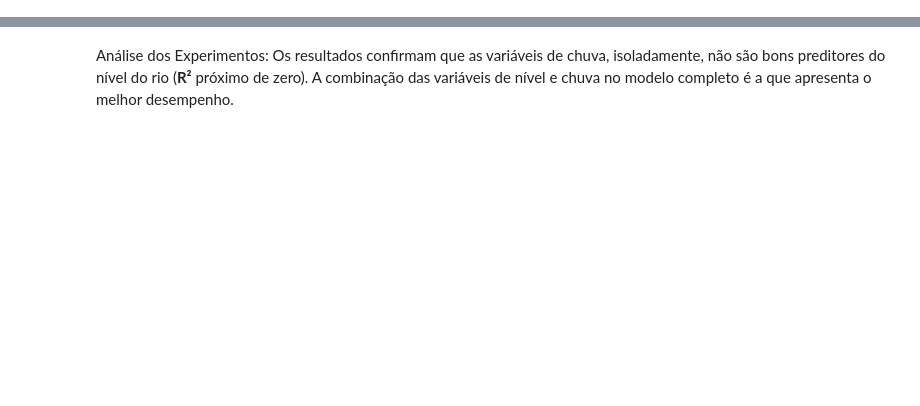
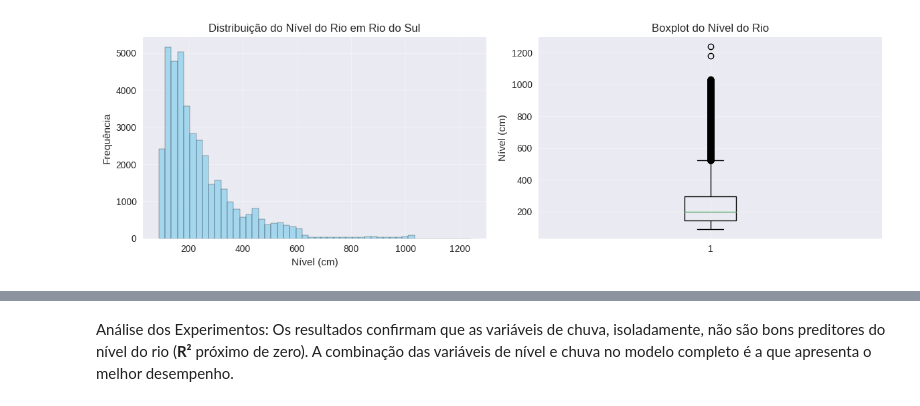
Before and after one commit to IgorKammerGrahl/ProjetoFinalIa, a Jupyter notebook: ProjetoIa.ipynb, the cells around one changed output, grey strips where cells are left out. Saved outputs shown, nothing was run; the diff lists cells and outputs as text; code cells hidden in the pictures; blank space fills up the shorter version.

```diff
--- a/ProjetoIa.ipynb
+++ b/ProjetoIa.ipynb
@@ -18,4 +44,9 @@ O código abaixo carrega o arquivo CSV, renomeia as colunas para um formato mais
 # %%
+
+# =============================================================================
+# BLOCO 1: IMPORTAÇÕES E CONFIGURAÇÕES
+# =============================================================================
+
 import pandas as pd
 import numpy as np
 import matplotlib.pyplot as plt
@@ -25,3 +56,12 @@ from sklearn.preprocessing import StandardScaler
 from sklearn.linear_model import LinearRegression
 from sklearn.metrics import mean_squared_error, mean_absolute_error, r2_score
 import joblib
+import warnings
+warnings.filterwarnings('ignore')
+
+# Configurações de visualização
+plt.style.use('seaborn-v0_8')
+plt.rcParams['figure.figsize'] = (10, 6)
+plt.rcParams['font.size'] = 12
+
+print("✅ Bibliotecas importadas com sucesso!")
@@ -234,0 +193,78 @@ Features=['chuva_ituporanga', 'chuva_taio'] → RMSE=141.435, MAE=103.724, R2=0.
+# %%
+# =============================================================================
+# BLOCO 4: ANÁLISE EXPLORATÓRIA DE DADOS (EDA)
+# =============================================================================
+
+print("\n📊 Iniciando Análise Exploratória de Dados...")
+
+# Histograma da variável alvo
+plt.figure(figsize=(12, 4))
+
+plt.subplot(1, 2, 1)
+plt.hist(df['nivel_rio'], bins=50, alpha=0.7, color='skyblue', edgecolor='black')
+plt.title('Distribuição do Nível do Rio em Rio do Sul')
+plt.xlabel('Nível (cm)')
+plt.ylabel('Frequência')
+plt.grid(True, alpha=0.3)
+
+plt.subplot(1, 2, 2)
+plt.boxplot(df['nivel_rio'])
+plt.title('Boxplot do Nível do Rio')
+plt.ylabel('Nível (cm)')
+plt.grid(True, alpha=0.3)
+
+plt.tight_layout()
+plt.show()
+
+# Análise de correlação
+print("\n🔗 Matriz de Correlação:")
+correlation_matrix = df.corr()
+print(correlation_matrix)
+
+# Heatmap de correlação
+plt.figure(figsize=(10, 8))
+sns.heatmap(correlation_matrix,
+            annot=True,
+            fmt='.3f',
+            cmap='coolwarm',
+            center=0,
+            square=True,
+            cbar_kws={'shrink': 0.8})
+plt.title('Mapa de Correlação entre Variáveis')
+plt.tight_layout()
+plt.show()
+
+# Gráficos de dispersão das variáveis mais correlacionadas
+fig, axes = plt.subplots(2, 2, figsize=(15, 10))
+
+# Nivel Rio vs Nivel Ituporanga
+axes[0,0].scatter(df['nivel_ituporanga'], df['nivel_rio'], alpha=0.5)
+axes[0,0].set_xlabel('Nível Ituporanga (cm)')
+axes[0,0].set_ylabel('Nível Rio do Sul (cm)')
+axes[0,0].set_title(f'Correlação: {correlation_matrix.loc["nivel_rio", "nivel_ituporanga"]:.3f}')
+axes[0,0].grid(True, alpha=0.3)
+
+# Nivel Rio vs Nivel Taió
+axes[0,1].scatter(df['nivel_taio'], df['nivel_rio'], alpha=0.5)
+axes[0,1].set_xlabel('Nível Taió (cm)')
+axes[0,1].set_ylabel('Nível Rio do Sul (cm)')
+axes[0,1].set_title(f'Correlação: {correlation_matrix.loc["nivel_rio", "nivel_taio"]:.3f}')
+axes[0,1].grid(True, alpha=0.3)
+
+# Nivel Rio vs Chuva Ituporanga
+axes[1,0].scatter(df['chuva_ituporanga'], df['nivel_rio'], alpha=0.5)
+axes[1,0].set_xlabel('Chuva Ituporanga (mm)')
+axes[1,0].set_ylabel('Nível Rio do Sul (cm)')
+axes[1,0].set_title(f'Correlação: {correlation_matrix.loc["nivel_rio", "chuva_ituporanga"]:.3f}')
+axes[1,0].grid(True, alpha=0.3)
+
+# Nivel Rio vs Chuva Taió
+axes[1,1].scatter(df['chuva_taio'], df['nivel_rio'], alpha=0.5)
+axes[1,1].set_xlabel('Chuva Taió (mm)')
+axes[1,1].set_ylabel('Nível Rio do Sul (cm)')
+axes[1,1].set_title(f'Correlação: {correlation_matrix.loc["nivel_rio", "chuva_taio"]:.3f}')
+axes[1,1].grid(True, alpha=0.3)
+
+plt.tight_layout()
+plt.show()
+# %% [output]
@@ -234,0 +272 @@ Features=['chuva_ituporanga', 'chuva_taio'] → RMSE=141.435, MAE=103.724, R2=0.
+[figure, added]
```
Also changed, not shown: parts of 49 cells of this notebook, 3 other files.
